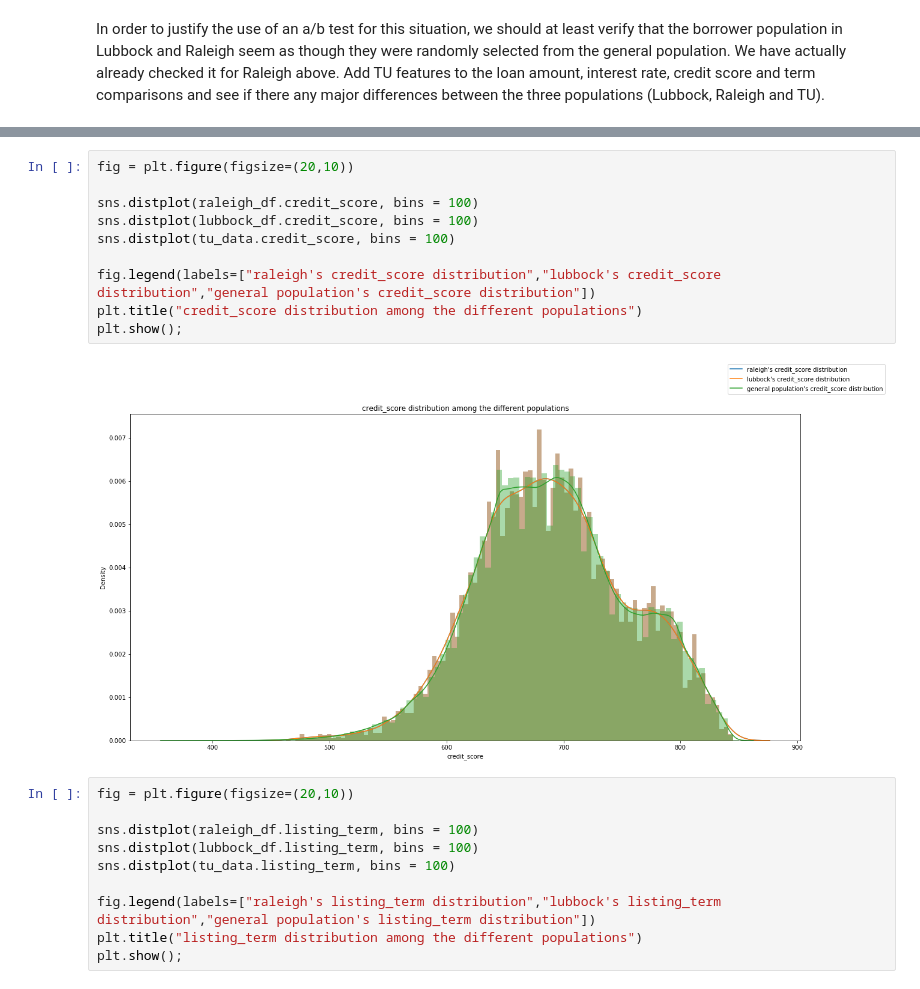
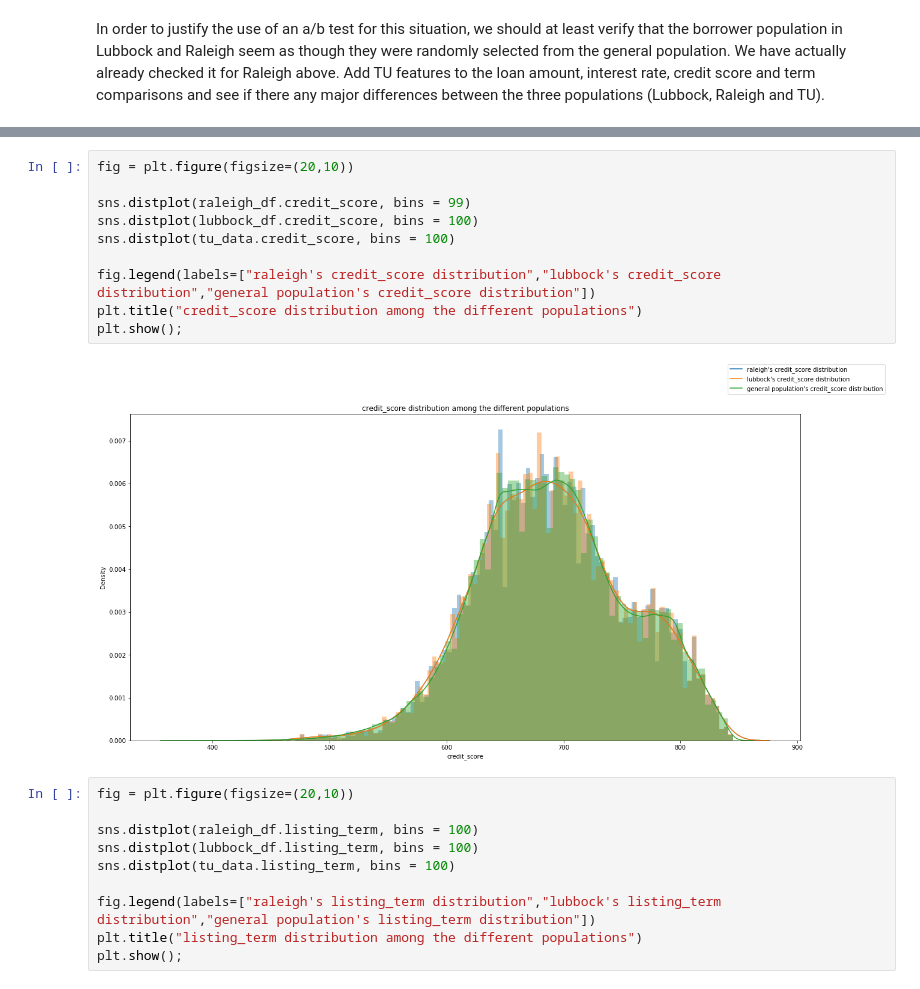
Before and after one commit to Pagaya-Pro/PagayaPro2021, a Jupyter notebook: assignments/assignment 1/assignment1 - Tomer & Shachar (1).ipynb, the cells around one changed output, grey strips where cells are left out. Drawn from its saved outputs; the diff is of its cells as text.

```diff
--- a/assignments/assignment 1/assignment1 - Tomer & Shachar (1).ipynb
+++ b/assignments/assignment 1/assignment1 - Tomer & Shachar (1).ipynb
@@ -430,15 +450,15 @@ plt.show();
 # %%
 fig = plt.figure(figsize=(20,10))
 
-sns.distplot(raleigh_df.credit_score, bins = 100)
+sns.distplot(raleigh_df.credit_score, bins = 99)
 sns.distplot(lubbock_df.credit_score, bins = 100)
 sns.distplot(tu_data.credit_score, bins = 100)
 
 fig.legend(labels=["raleigh's credit_score distribution","lubbock's credit_score distribution","general population's credit_score distribution"])
 plt.title("credit_score distribution among the different populations")
 plt.show();
 # %% [output]
-[figure, old version]
+[figure, new version]
 # %%
 fig = plt.figure(figsize=(20,10))
 
```
Also changed, not shown: parts of 6 cells of this notebook.
